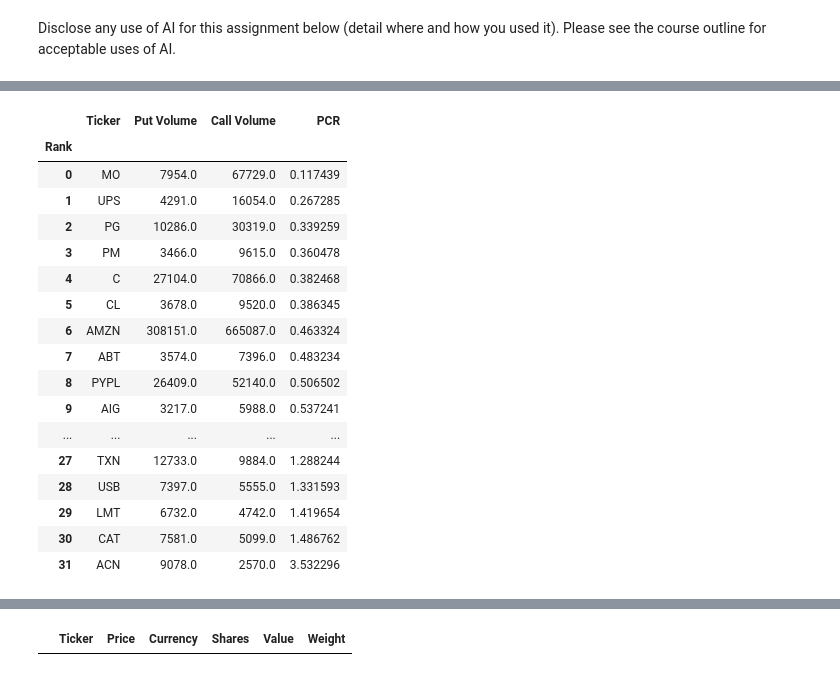
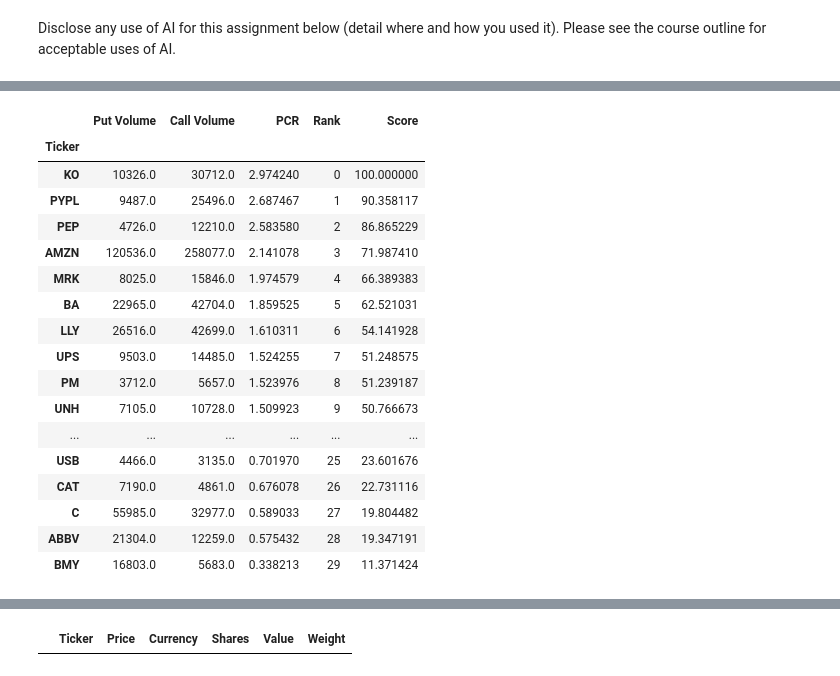
Before and after one commit to akramj13/CFM101-Project, a Jupyter notebook: Team 11 Assignment Annie.ipynb, the cells around one changed output, grey strips where cells are left out. Saved outputs shown, nothing was run; the diff lists cells and outputs as text; code cells hidden in the pictures.

Commit message:
updated main file stuff

```diff
--- a/Team 11 Assignment Annie.ipynb
+++ b/Team 11 Assignment Annie.ipynb
@@ -46,12 +118,15 @@ def filter_stocks(ticker_lst):
             hist = stock.history(start=start_date, end=end_date) # Get stock history
             hist.index = hist.index.strftime('%Y-%m-%d')
 
-            avg_volume = hist.loc[((hist.index >= '2023-09-30') & (hist.index <= '2024-09-30'))]['Volume'].mean() # Calculate average volume in specified date range.
-
+            avg_volume = hist.loc[((hist.index >= start_date) & (hist.index <= end_date))]['Volume'].mean() # Calculate average volume in specified date range.
+            currency = info.get("currency")
             if ((hist.empty is not None) and # filter for stocks delisted on yfinance
-                (info.get("currency") == "USD" or info.get("currency") == "CAD") and # filter for stocks that are not USD
-                (avg_volume >= 100_000)): # Filter by volume greater than 100,000
-                valid_tickers[ticker] = hist['Close'] # Store the close prices of the stock as a Series
+                ( currency == "USD" or currency == "CAD") and # filter for stocks that are not USD
+                (avg_volume >= min_avg_volume)): # Filter by volume greater than 100,000
+                if currency == "CAD":
+                    valid_tickers[ticker] = hist['Close'] # Store the close prices of the stock as a Series
+                elif currency == "USD":
+                    valid_tickers[ticker] = hist['Close'] * exchange_rate # Convert USD to CAD
             else:
                 invalid_tickers.append(ticker)
         except:
@@ -59,5 +134,3 @@ def filter_stocks(ticker_lst):
     return [valid_tickers, invalid_tickers]
     # valid_tickers is a dictionary of Series where the key is the name of the ticker.
     # invalid_tickers is a list of ticker strings which were removed in the filtering process.
-
-sharpe_tickers = filter_stocks(ticker_lst)
@@ -138,17 +257,17 @@ print(optimal.x)
 # put: Boolean for if you want to calculate put volume. Else, put False for call volume.
 def get_options_vol(ticker, put):
     exps = ticker.options # Expiration dates of available options
-    data = pd.DataFrame() # Data storage
+    optdata = pd.DataFrame() # Data storage
     for exp in exps:
         chain = pd.DataFrame()
         if put: chain = ticker.option_chain(exp).puts['volume'] # Gets the desired columns
         else: chain = ticker.option_chain(exp).calls['volume'] # If put options are desired then use this data.
-        data = pd.concat([data, chain]) # Add the calls/puts to the main dataframe.
-    return data.sum()['volume'] # output total volue of put/call options
+        optdata = pd.concat([optdata, chain]) # Add the calls/puts to the main dataframe.
+    return optdata.sum()['volume'] # output total volue of put/call options
 
 # Function to calculate the PCR for each stock.
 def PCR_calc(tickers):
-    data = pd.DataFrame(columns=['Ticker', 'Put Volume', 'Call Volume', 'PCR'])
+    pcrdata = pd.DataFrame(columns=['Ticker', 'Put Volume', 'Call Volume', 'PCR'])
     for ticker in tickers:
         stock = yf.Ticker(ticker)
         try:
@@ -156,9 +275,10 @@ def PCR_calc(tickers):
             call_options = get_options_vol(stock, False)
             put_options = get_options_vol(stock, True)
             # Calculate PCR Ratio:
-            pcr = put_options / call_options
+            pcr = call_options / put_options # Order reversed from the formula for sake of ranking
             #print(f"Ticker: {ticker}, PCR: {pcr}")  # Debugging
-            data.loc[len(data)] = [ticker, put_options, call_options, pcr]
+            pcrdata.loc[len(pcrdata)] = [ticker, put_options, call_options, pcr]
         except Exception as e:
-            print(f"Error processing {ticker}: {e}")  # Debugging (output error)
+            print(f"Options Data Not Found {ticker}: {e} not found")  # Debugging (output error)
             pass
+    return pcrdata
@@ -203,10 +306,16 @@ Error processing TD.TO: 'volume'
 # %%
-options_data = options_data.sort_values(by='PCR', ascending=True)
+# Load the PCR values for each of the valid stocks into a variable
+options_data = PCR_calc(ticker_lst)
+options_data = options_data.sort_values(by='PCR', ascending=False)
 options_data['Rank'] = [i for i in range(len(options_data))]
-options_data = options_data.set_index('Rank')
+highest_pcr = options_data['PCR'].iloc[0]
+options_data['Score'] = (options_data['PCR'] / highest_pcr) * 100
+options_data.set_index('Ticker', inplace=True)
+
 
 # Display the table of rankings based off PCR.
 # The rankings are based off the stocks with the greatest sentiment for if they will go up or not
 # The tickers at the top of the list have a high call rate (meaning the price will go up)
-options_data
+pcr = options_data
+pcr
 # %% [output]
@@ -213,18 +327,18 @@ options_data
-|  | Ticker | Put Volume | Call Volume | PCR |
-| Rank |  |  |  |  |
-| 0 | MO | 7954.0 | 67729.0 | 0.117439 |
-| 1 | UPS | 4291.0 | 16054.0 | 0.267285 |
-| 2 | PG | 10286.0 | 30319.0 | 0.339259 |
-| 3 | PM | 3466.0 | 9615.0 | 0.360478 |
-| 4 | C | 27104.0 | 70866.0 | 0.382468 |
-| 5 | CL | 3678.0 | 9520.0 | 0.386345 |
-| 6 | AMZN | 308151.0 | 665087.0 | 0.463324 |
-| 7 | ABT | 3574.0 | 7396.0 | 0.483234 |
-| 8 | PYPL | 26409.0 | 52140.0 | 0.506502 |
-| 9 | AIG | 3217.0 | 5988.0 | 0.537241 |
-| ... | ... | ... | ... | ... |
-| 27 | TXN | 12733.0 | 9884.0 | 1.288244 |
-| 28 | USB | 7397.0 | 5555.0 | 1.331593 |
-| 29 | LMT | 6732.0 | 4742.0 | 1.419654 |
-| 30 | CAT | 7581.0 | 5099.0 | 1.486762 |
-| 31 | ACN | 9078.0 | 2570.0 | 3.532296 |
+|  | Put Volume | Call Volume | PCR | Rank | Score |
+| Ticker |  |  |  |  |  |
+| KO | 10326.0 | 30712.0 | 2.974240 | 0 | 100.000000 |
+| PYPL | 9487.0 | 25496.0 | 2.687467 | 1 | 90.358117 |
+| PEP | 4726.0 | 12210.0 | 2.583580 | 2 | 86.865229 |
+| AMZN | 120536.0 | 258077.0 | 2.141078 | 3 | 71.987410 |
+| MRK | 8025.0 | 15846.0 | 1.974579 | 4 | 66.389383 |
+| BA | 22965.0 | 42704.0 | 1.859525 | 5 | 62.521031 |
+| LLY | 26516.0 | 42699.0 | 1.610311 | 6 | 54.141928 |
+| UPS | 9503.0 | 14485.0 | 1.524255 | 7 | 51.248575 |
+| PM | 3712.0 | 5657.0 | 1.523976 | 8 | 51.239187 |
+| UNH | 7105.0 | 10728.0 | 1.509923 | 9 | 50.766673 |
+| ... | ... | ... | ... | ... | ... |
+| USB | 4466.0 | 3135.0 | 0.701970 | 25 | 23.601676 |
+| CAT | 7190.0 | 4861.0 | 0.676078 | 26 | 22.731116 |
+| C | 55985.0 | 32977.0 | 0.589033 | 27 | 19.804482 |
+| ABBV | 21304.0 | 12259.0 | 0.575432 | 28 | 19.347191 |
+| BMY | 16803.0 | 5683.0 | 0.338213 | 29 | 11.371424 |
```
Also changed, not shown: parts of 17 cells of this notebook, 1 other file.
